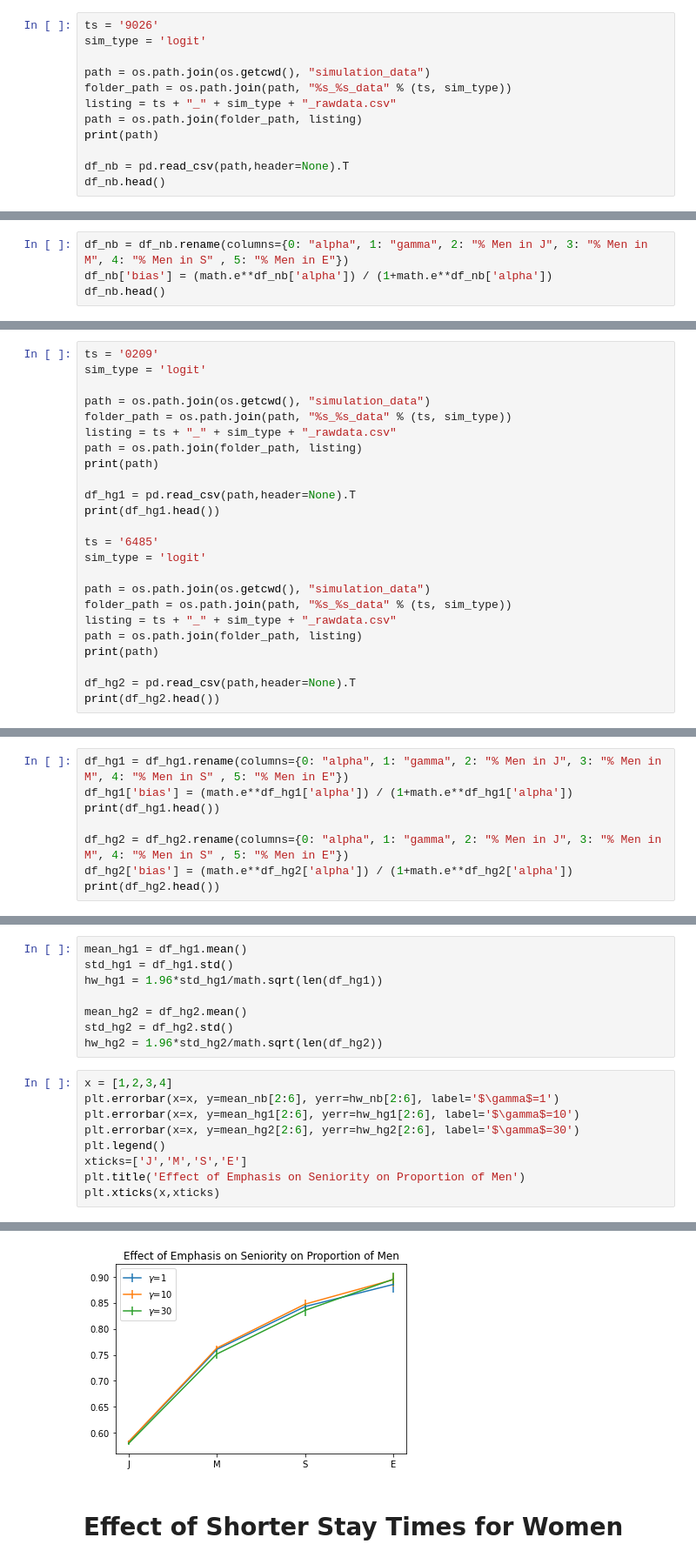
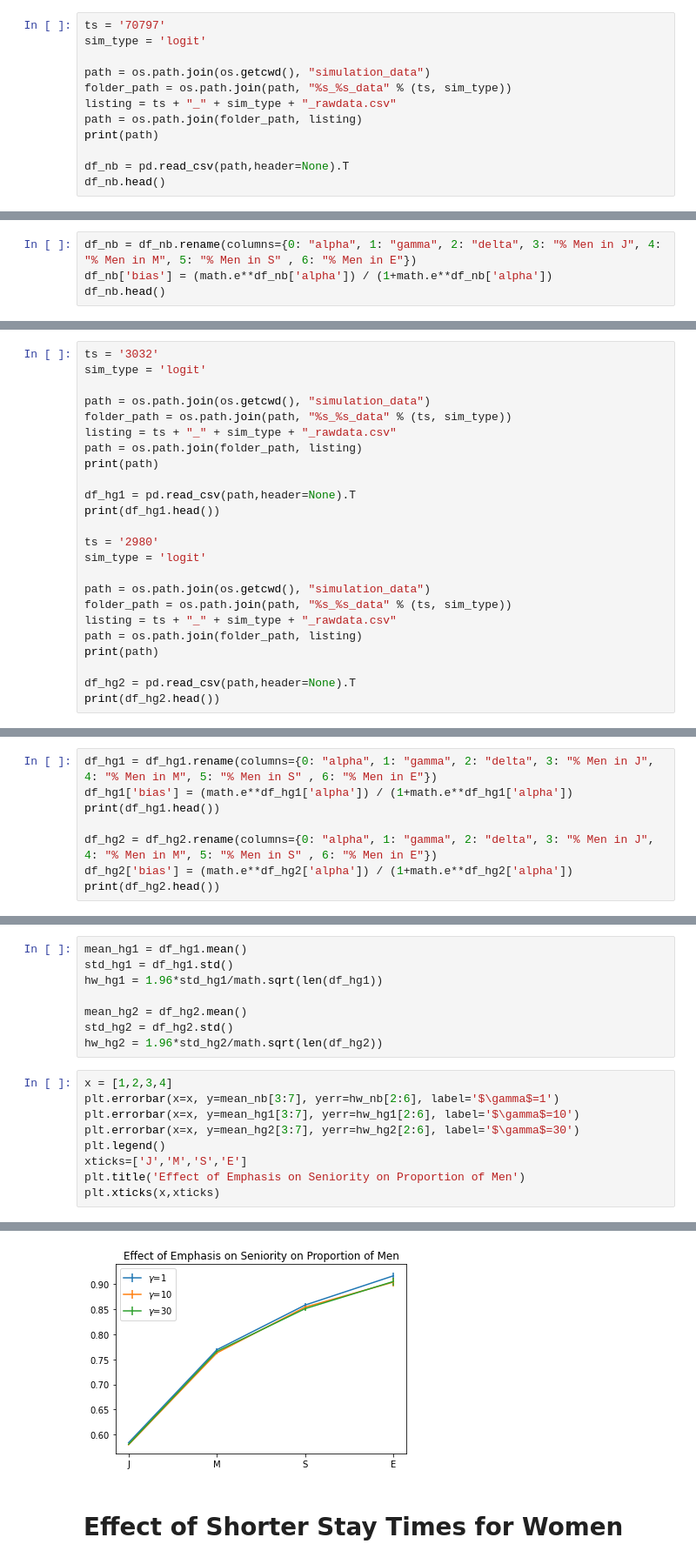
Before and after one commit to bmosh/4580_final_project, a Jupyter notebook: Linear_Regression.ipynb, the cells around one changed output, grey strips where cells are left out. Shown at 87% size. Saved outputs shown, nothing was run; the diff lists cells and outputs as text.

```diff
--- a/Linear_Regression.ipynb
+++ b/Linear_Regression.ipynb
@@ -10,7 +10,7 @@ import math
 # %% [markdown]
 # No Bias Data Set
 # %%
-ts = '9026'
+ts = '70797'
 sim_type = 'logit'
 
 path = os.path.join(os.getcwd(), "simulation_data")
@@ -32,5 +32,5 @@ df_nb.head()
 # %%
-df_nb = df_nb.rename(columns={0: "alpha", 1: "gamma", 2: "% Men in J", 3: "% Men in M", 4: "% Men in S" , 5: "% Men in E"})
+df_nb = df_nb.rename(columns={0: "alpha", 1: "gamma", 2: "delta", 3: "% Men in J", 4: "% Men in M", 5: "% Men in S" , 6: "% Men in E"})
 df_nb['bias'] = (math.e**df_nb['alpha']) / (1+math.e**df_nb['alpha'])
 df_nb.head()
 # %% [output]
@@ -101,7 +123,7 @@ plt.xticks(x,xticks)
 # %% [markdown]
 # Effect of $\gamma$
 # %%
-ts = '0209'
+ts = '3032'
 sim_type = 'logit'
 
 path = os.path.join(os.getcwd(), "simulation_data")
@@ -113,7 +135,7 @@ print(path)
 df_hg1 = pd.read_csv(path,header=None).T
 print(df_hg1.head())
 
-ts = '6485'
+ts = '2980'
 sim_type = 'logit'
 
 path = os.path.join(os.getcwd(), "simulation_data")
@@ -142,9 +164,9 @@ print(df_hg2.head())
 # %%
-df_hg1 = df_hg1.rename(columns={0: "alpha", 1: "gamma", 2: "% Men in J", 3: "% Men in M", 4: "% Men in S" , 5: "% Men in E"})
+df_hg1 = df_hg1.rename(columns={0: "alpha", 1: "gamma", 2: "delta", 3: "% Men in J", 4: "% Men in M", 5: "% Men in S" , 6: "% Men in E"})
 df_hg1['bias'] = (math.e**df_hg1['alpha']) / (1+math.e**df_hg1['alpha'])
 print(df_hg1.head())
 
-df_hg2 = df_hg2.rename(columns={0: "alpha", 1: "gamma", 2: "% Men in J", 3: "% Men in M", 4: "% Men in S" , 5: "% Men in E"})
+df_hg2 = df_hg2.rename(columns={0: "alpha", 1: "gamma", 2: "delta", 3: "% Men in J", 4: "% Men in M", 5: "% Men in S" , 6: "% Men in E"})
 df_hg2['bias'] = (math.e**df_hg2['alpha']) / (1+math.e**df_hg2['alpha'])
 print(df_hg2.head())
 # %% [output]
@@ -170,20 +192,20 @@ std_hg2 = df_hg2.std()
 hw_hg2 = 1.96*std_hg2/math.sqrt(len(df_hg2))
 # %%
 x = [1,2,3,4]
-plt.errorbar(x=x, y=mean_nb[2:6], yerr=hw_nb[2:6], label='$\gamma$=1')
-plt.errorbar(x=x, y=mean_hg1[2:6], yerr=hw_hg1[2:6], label='$\gamma$=10')
-plt.errorbar(x=x, y=mean_hg2[2:6], yerr=hw_hg2[2:6], label='$\gamma$=30')
+plt.errorbar(x=x, y=mean_nb[3:7], yerr=hw_nb[2:6], label='$\gamma$=1')
+plt.errorbar(x=x, y=mean_hg1[3:7], yerr=hw_hg1[2:6], label='$\gamma$=10')
+plt.errorbar(x=x, y=mean_hg2[3:7], yerr=hw_hg2[2:6], label='$\gamma$=30')
 plt.legend()
 xticks=['J','M','S','E']
 plt.title('Effect of Emphasis on Seniority on Proportion of Men')
 plt.xticks(x,xticks)
 # %% [output]
 ([<matplotlib.axis.XTick at 0x...>,
   <matplotlib.axis.XTick at 0x...>,
   <matplotlib.axis.XTick at 0x...>,
   <matplotlib.axis.XTick at 0x...>],
  [Text(1, 0, 'J'), Text(2, 0, 'M'), Text(3, 0, 'S'), Text(4, 0, 'E')])
-[figure, old version]
+[figure, new version]
 # %% [markdown]
 # Effect of Shorter Stay Times for Women
 # %%
```
Also changed, not shown: parts of 24 cells of this notebook, 16 other files.
